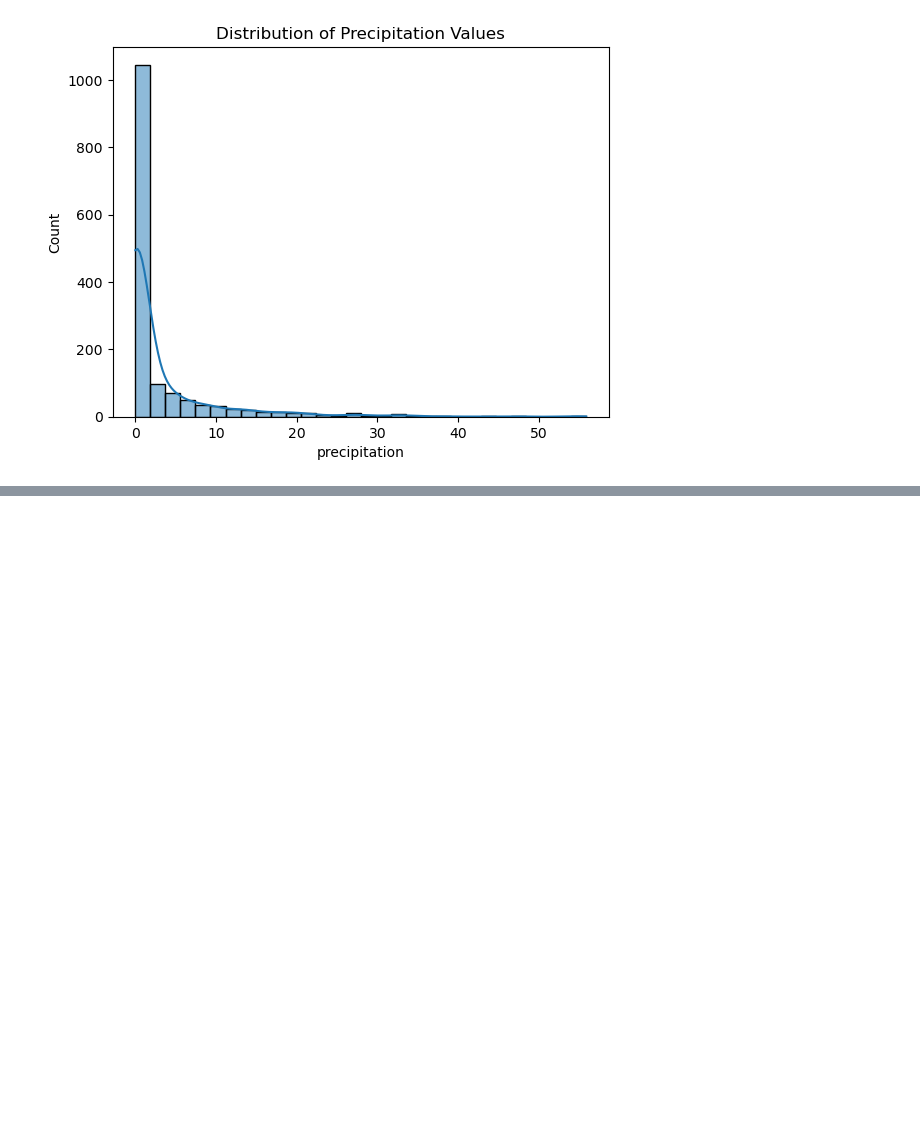
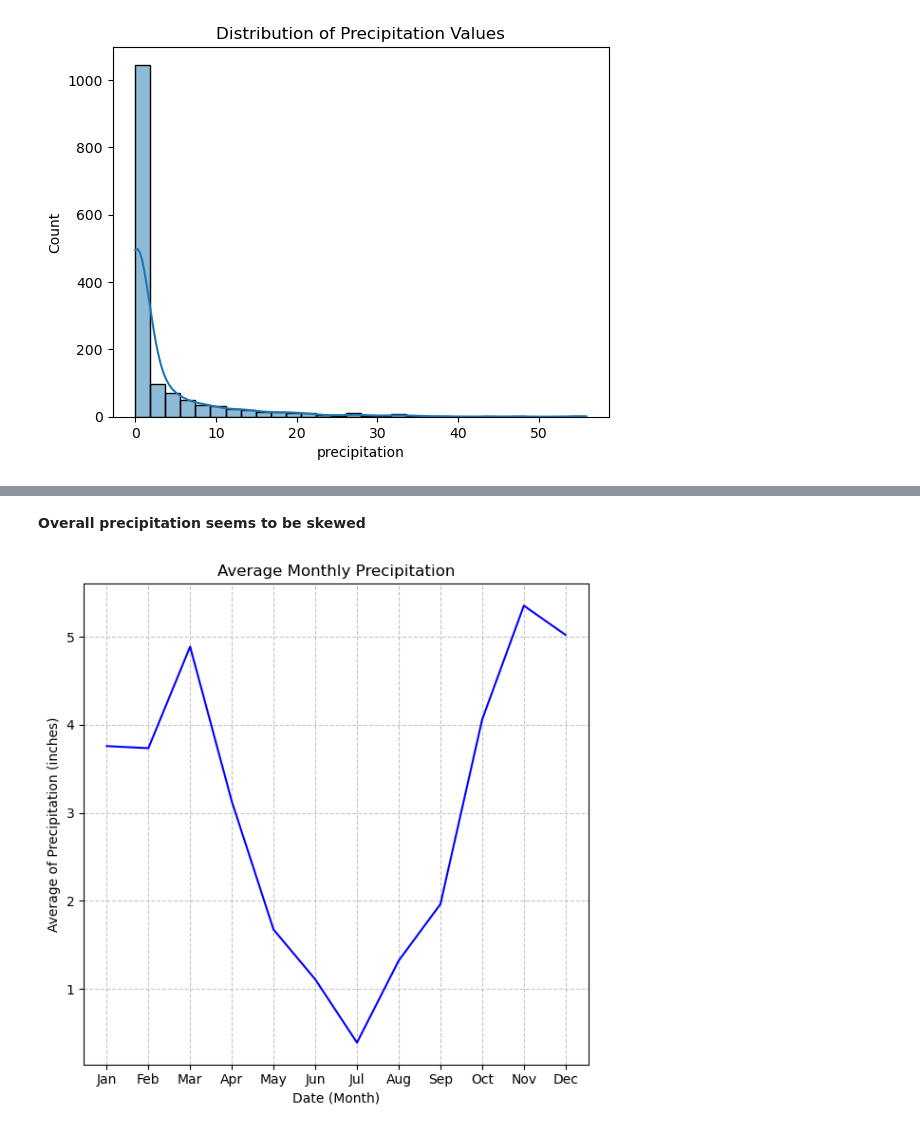
Before and after one commit to viz658/Weather_Prediction_Using_ML_DL, a Jupyter notebook: RNN_Seattle_Dataset.ipynb, the cells around one changed output, grey strips where cells are left out. Saved outputs shown, nothing was run; the diff lists cells and outputs as text; code cells hidden in the pictures; blank space fills up the shorter version.

```diff
--- a/RNN_Seattle_Dataset.ipynb
+++ b/RNN_Seattle_Dataset.ipynb
@@ -158,0 +56,24 @@ MAE: 0.0656
+# %% [markdown]
+**Overall precipitation seems to be skewed**
+# %%
+# Extract the month from the date index
+data['month'] = data.index.month
+
+# Calculate the monthly average precipitation
+monthly_avg = data.groupby('month')['precipitation'].mean()
+
+plt.figure(figsize=(6, 6))
+plt.plot(monthly_avg.index, monthly_avg.values, linestyle='-', color='b')
+plt.title("Average Monthly Precipitation")
+plt.xlabel("Date (Month)")
+plt.ylabel("Average of Precipitation (inches)")
+
+month_names = ['Jan', 'Feb', 'Mar', 'Apr', 'May', 'Jun', 'Jul', 'Aug', 'Sep', 'Oct', 'Nov', 'Dec']
+plt.xticks(monthly_avg.index, month_names)
+
+plt.grid(True, linestyle='--', alpha=0.7)
+
+plt.tight_layout()
+plt.show()
+# %% [output]
+[figure, added]
```
Also changed, not shown: parts of 28 cells of this notebook.
